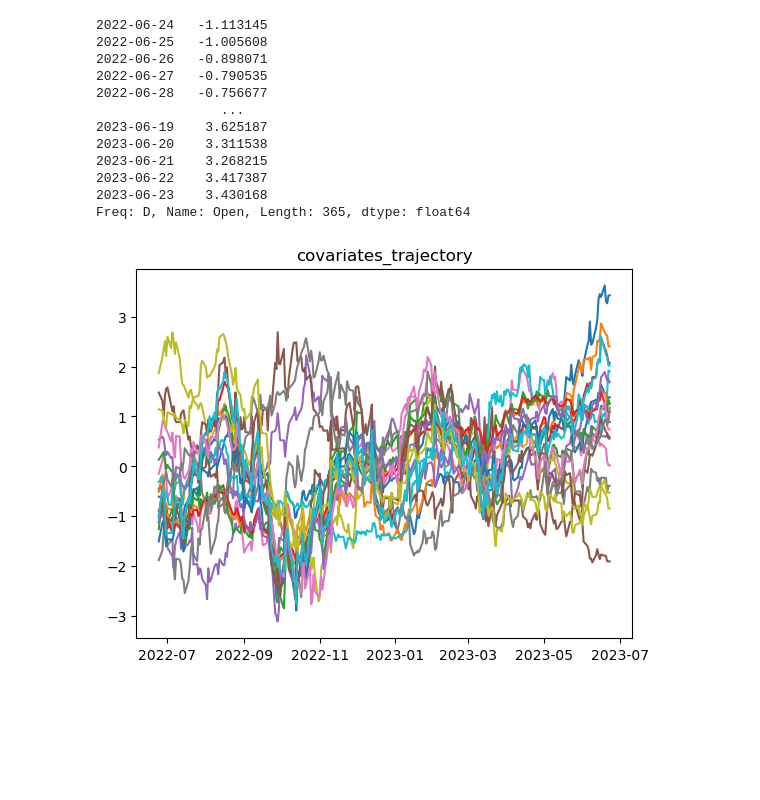
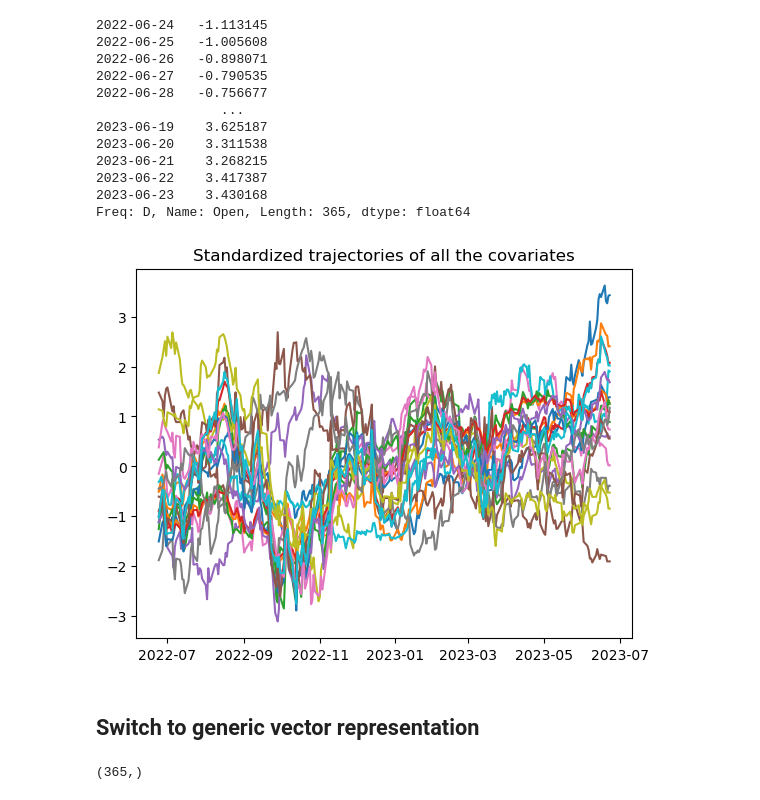
Before and after one commit to vdrvar/signature_randomization_differential-equations, a Jupyter notebook: application.ipynb, the cells around one changed output. Drawn from its saved outputs; the diff is of its cells as text; code cells hidden in the pictures; blank space fills up the shorter version.

```diff
--- a/application.ipynb
+++ b/application.ipynb
@@ -117,7 +117,14 @@ for path in file_paths:
 # %%
 for i in range(1, 21):
     plt.plot(df_amzn.index, df_amzn['cov' + str(i)])
-plt.title("covariates_trajectory")
+plt.title("Standardized trajectories of all the covariates")
 plt.show()
 # %% [output]
-[figure, old version]
+[figure, new version]
+# %% [markdown]
+## Switch to generic vector representation
+# %%
+amzn_array = df_amzn['amzn'].to_numpy()
+amzn_array.shape
+# %% [output]
+(365,)
```
Also changed, not shown: parts of 20 cells of this notebook.
